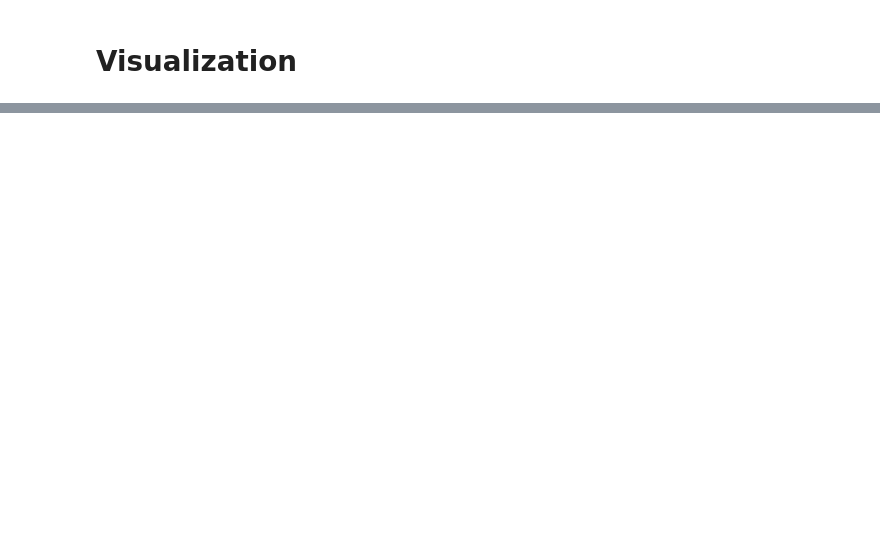
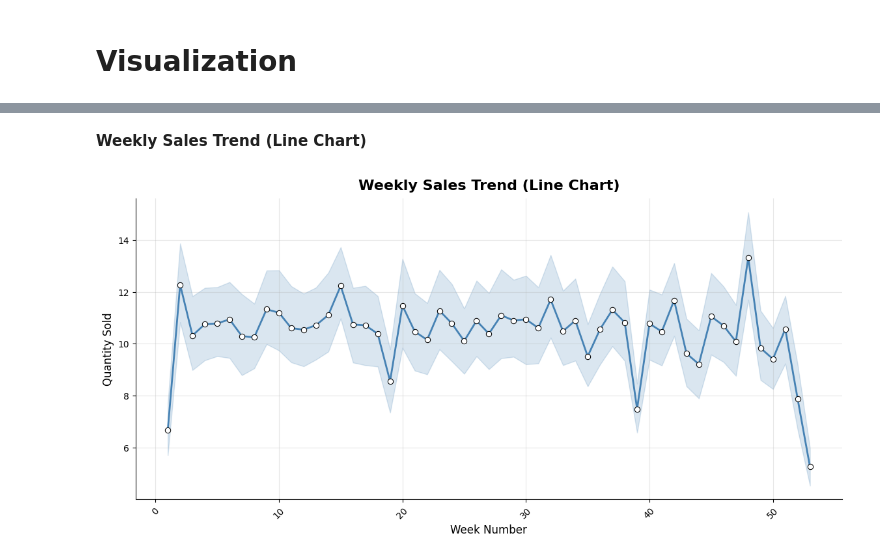
Before and after one commit to Avijit-Jana/Dominos-Predictive_Purchase_Order_System, a Jupyter notebook: Notebooks/EDA_&_Visualization.ipynb, the cells around one changed output, grey strips where cells are left out. Cells and saved outputs as stored; diff of their text form; code cells hidden in the pictures; blank space fills up the shorter version.

```diff
--- a/Notebooks/EDA_&_Visualization.ipynb
+++ b/Notebooks/EDA_&_Visualization.ipynb
@@ -54,11 +86,10 @@ df.describe()   # statistical description of the dataframe
-# %%
-df['date'] = pd.to_datetime(df[['Year', 'Month', 'Day', 'Hour', 'Minute', 'Second']])
-
-df.set_index('date', inplace=True)  # set "date" as index of the df
-
-df.sort_index(inplace=True)   # sort index based on the index
-
-df['day_of_week'] = df.index.dayofweek    # create day_of_week column
-
-# Identify Weekends
-df["is_weekend"] = (df["day_of_week"] >= 5).astype(int)
+# %%
+# Aggregate weekly sales
+weekly_sales = df.groupby(['pizza_name_id', 'week_number'], observed=False).agg({'quantity': 'sum', 'holiday': 'any'})
+weekly_sales = pd.DataFrame(weekly_sales).reset_index()
+
+# # Create a new 'date' column assuming week 1 starts on 2015-01-01
+weekly_sales['date'] = pd.to_datetime('2015-01-01') + pd.to_timedelta(weekly_sales['week_number'] - 1, unit='W')
+
+# Display result
+weekly_sales.head()
@@ -207,0 +105,26 @@ df.to_csv('processed_data.csv')    # saving the cleaned data to a csv file
+# %% [markdown]
+**Weekly Sales Trend (Line Chart)**
+# %%
+import matplotlib.pyplot as plt
+import seaborn as sns
+
+# Create the figure
+plt.figure(figsize=(14, 6))
+
+# Plot the line chart
+sns.lineplot(x='week_number', y='quantity', data=weekly_sales, marker='o', color='steelblue',
+    linewidth=2, markeredgecolor='black', markerfacecolor='white', markersize=6)
+
+# Add title and labels with improved styling
+plt.title('Weekly Sales Trend (Line Chart)', fontsize=16, fontweight='bold', pad=10)
+plt.xlabel('Week Number', fontsize=12)
+plt.ylabel('Quantity Sold', fontsize=12)
+
+# Rotate x-axis labels if needed
+plt.xticks(rotation=45)
+
+sns.despine()   # Remove top and right spines for a cleaner look
+plt.grid(alpha=0.3)   # Add a grid with reduced alpha
+plt.show()  # Show the plot
+# %% [output]
+[figure, added]
```
Also changed, not shown: parts of 33 cells of this notebook, 2 other files.
